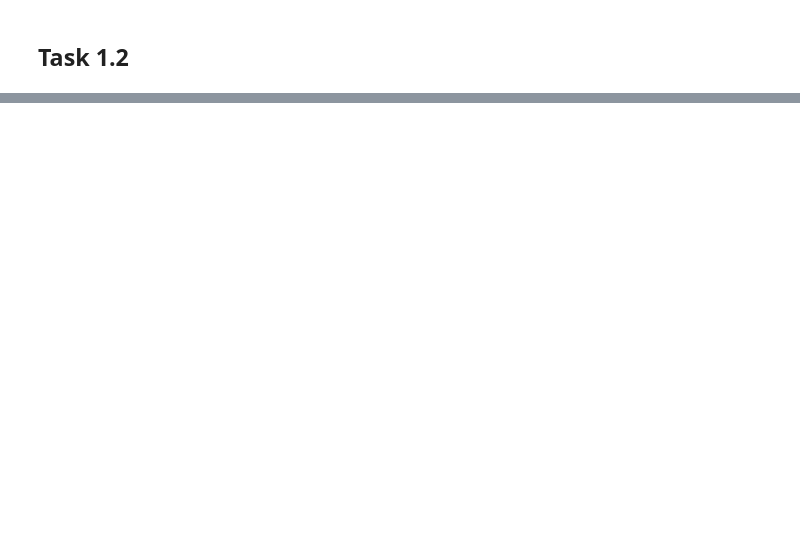
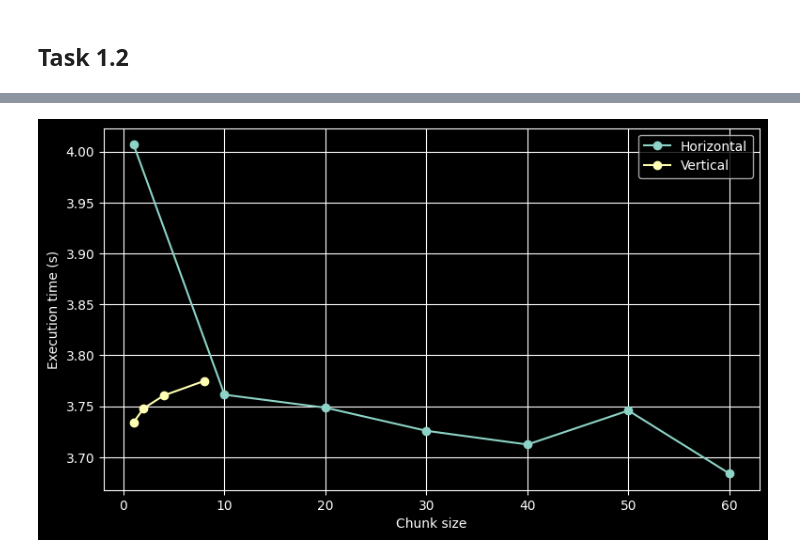
Before and after one commit to Zhermit09/DD2358, a Jupyter notebook: Ass4/task1.ipynb, the cells around one changed output, grey strips where cells are left out. Cells and saved outputs as stored; diff of their text form; code cells hidden in the pictures; blank space fills up the shorter version.

```diff
--- a/Ass4/task1.ipynb
+++ b/Ass4/task1.ipynb
@@ -75,0 +146,35 @@ http://127.0.0.1:8787/status
+# %%
+import matplotlib.pyplot as plt
+from datetime import datetime
+from wildfire import simulate_wildfire, DAYS
+
+cores = [1, 2, 4, 8]
+days = [1 , 10, 20, 30, 40, 50, 60]
+chunks_h = [(4, i) for i in days]
+chunks_v = [(i, DAYS // 2) for i in cores]
+
+dask_wildfire(8, (1, DAYS))
+
+ch, cv = [], []
+cluster = LocalCluster(n_workers=4, dashboard_address=":0")
+client = Client(cluster)
+for h in chunks_h:
+    print(f"[{datetime.now()}]", "Benchmarking (H):\t", h)
+    ch.append(benchmark(dask_wildfire_inner, (4, h)))
+for v in chunks_v:
+    print(f"[{datetime.now()}]", "Benchmarking (V):\t", v)
+    cv.append(benchmark(dask_wildfire_inner, (4, v)))
+print(f"[{datetime.now()}]", "done!")
+client.close()
+cluster.close()
+
+plt.figure(figsize=(9, 5))
+plt.plot(days, ch, marker='o', label="Horizontal")
+plt.plot(cores, cv, marker='o', label="Vertical")
+
+plt.legend()
+plt.xlabel("Chunk size")
+plt.ylabel("Execution time (s)")
+plt.grid(True)
+plt.show()
+# %% [output]
@@ -75,0 +194 @@ http://127.0.0.1:8787/status
+[figure, added]
```
Also changed, not shown: parts of 9 cells of this notebook, 2 other files.
